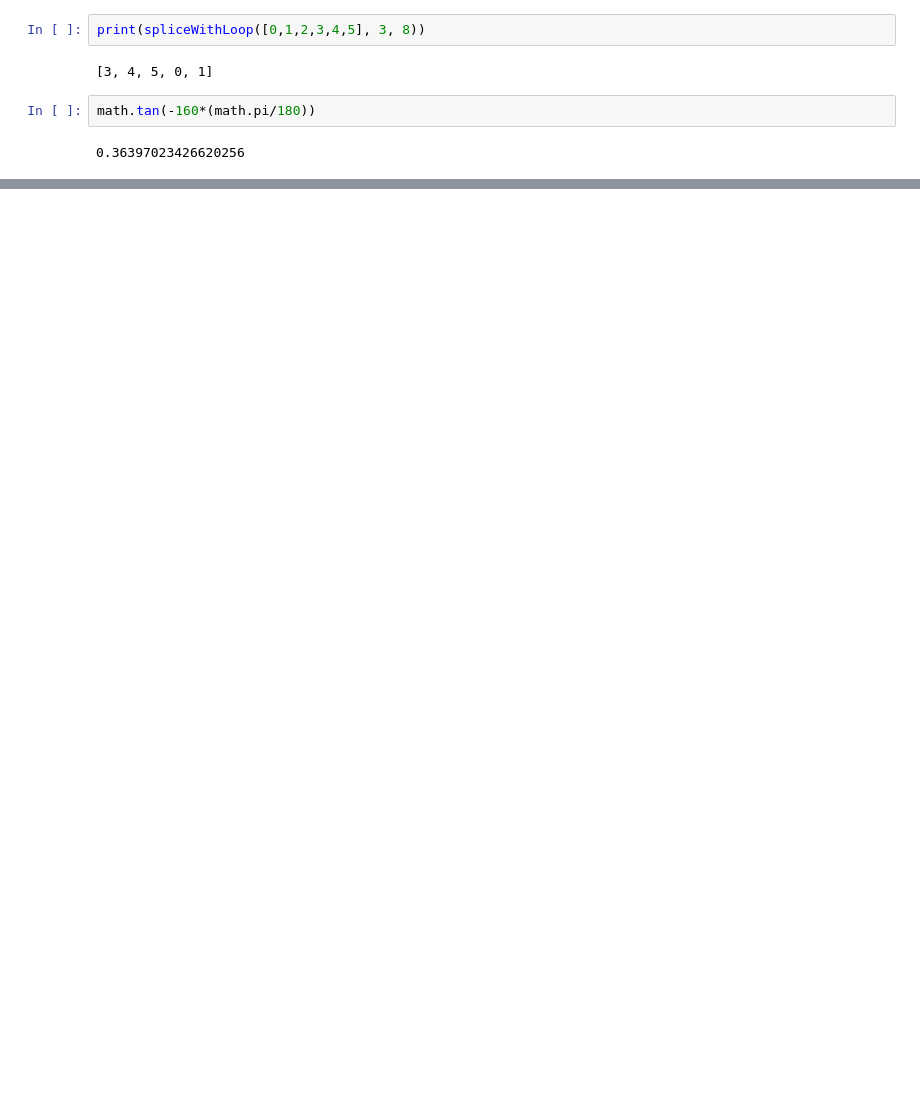
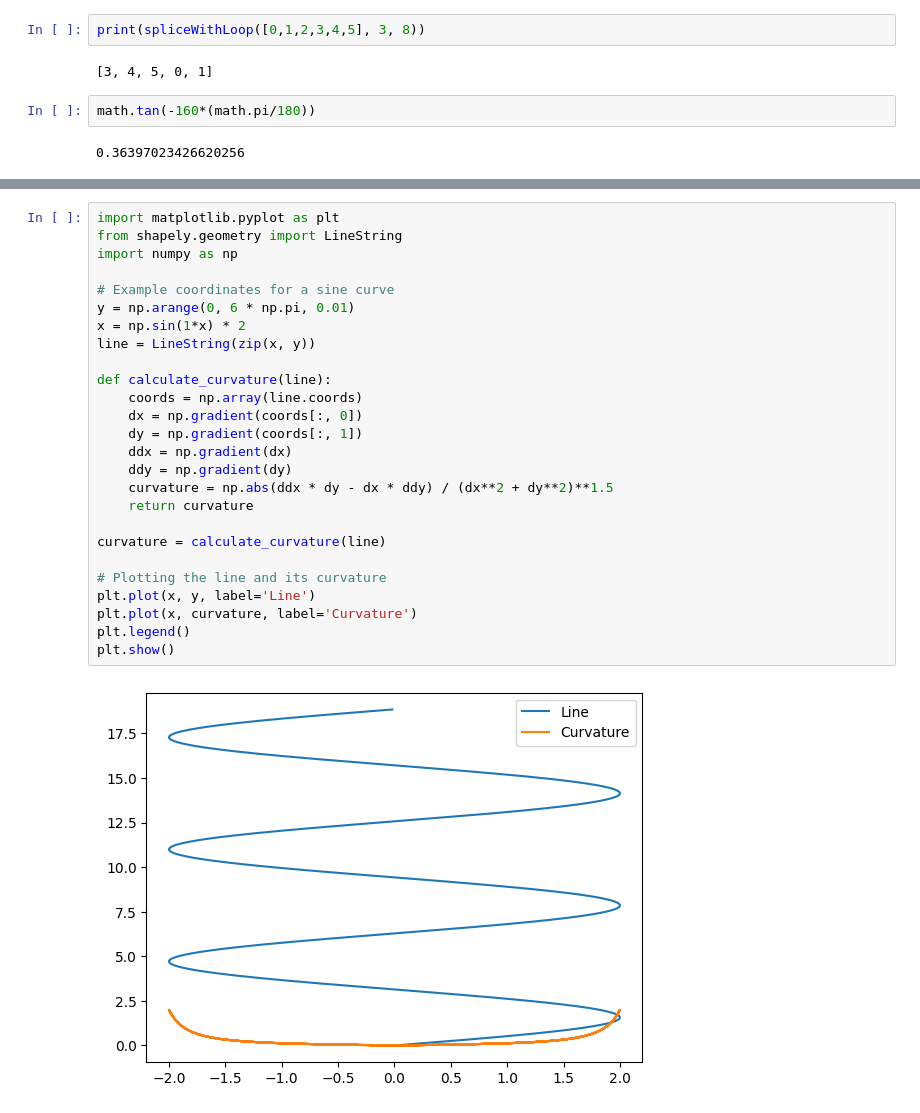
Before and after one commit to hubertpan4/deepracer, a Jupyter notebook: shapelyExp.ipynb, the cells around one changed output, grey strips where cells are left out. Saved outputs shown, nothing was run; the diff lists cells and outputs as text; blank space fills up the shorter version.

```diff
--- a/shapelyExp.ipynb
+++ b/shapelyExp.ipynb
@@ -83,0 +130,28 @@ math.tan(-160*(math.pi/180))
+# %%
+import matplotlib.pyplot as plt
+from shapely.geometry import LineString
+import numpy as np
+
+# Example coordinates for a sine curve
+y = np.arange(0, 6 * np.pi, 0.01)
+x = np.sin(1*x) * 2
+line = LineString(zip(x, y))
+
+def calculate_curvature(line):
+    coords = np.array(line.coords)
+    dx = np.gradient(coords[:, 0])
+    dy = np.gradient(coords[:, 1])
+    ddx = np.gradient(dx)
+    ddy = np.gradient(dy)
+    curvature = np.abs(ddx * dy - dx * ddy) / (dx**2 + dy**2)**1.5
+    return curvature
+
+curvature = calculate_curvature(line)
+
+# Plotting the line and its curvature
+plt.plot(x, y, label='Line')
+plt.plot(x, curvature, label='Curvature')
+plt.legend()
+plt.show()
+# %% [output]
+[figure, added]
```
Also changed, not shown: parts of 12 cells of this notebook, 5 other files.
